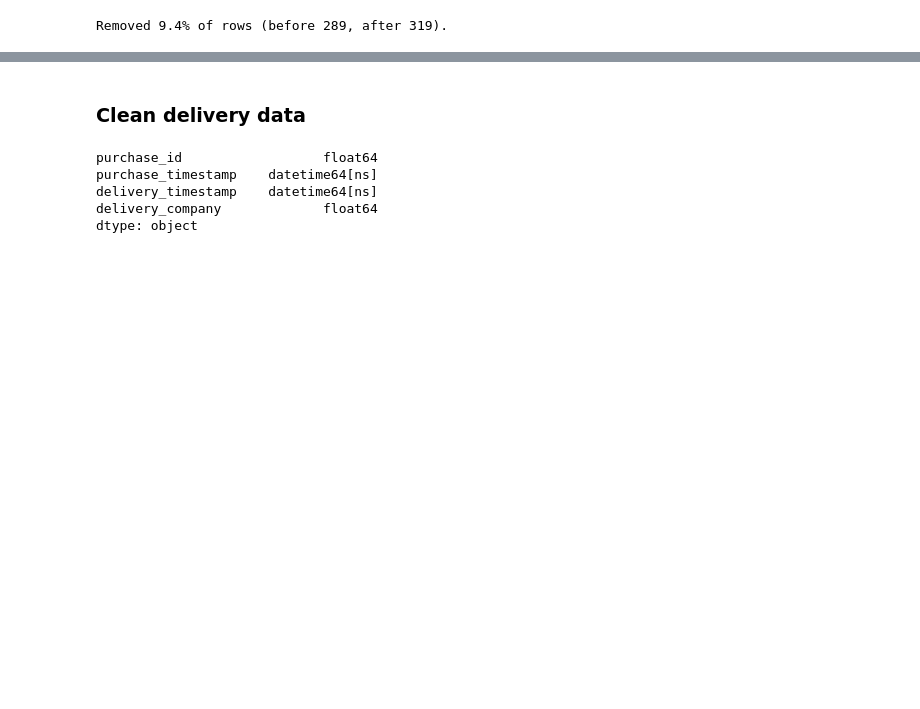
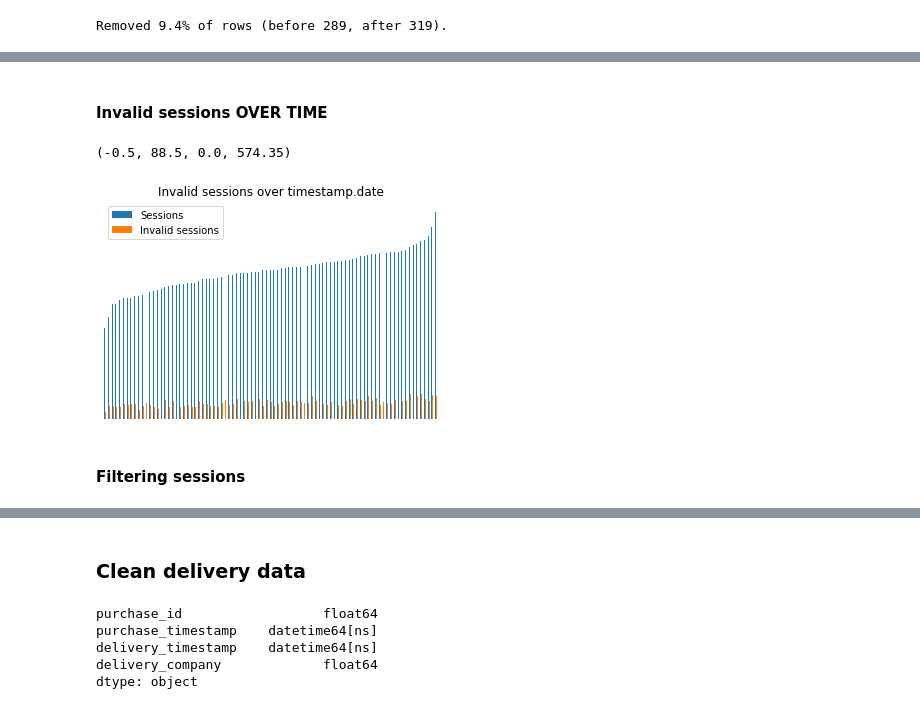
Before and after one commit to matkob/eshoppping, a Jupyter notebook: exploration.ipynb, the cells around one changed output, grey strips where cells are left out. Drawn from its saved outputs; the diff is of its cells as text; code cells hidden in the pictures; blank space fills up the shorter version.

```diff
--- a/exploration.ipynb
+++ b/exploration.ipynb
@@ -100,0 +179,15 @@ products.head()
+# %% [markdown]
+#### Invalid sessions OVER TIME
+# %%
+sessions['timestamp_date'] = sessions['timestamp'].dt.date
+
+pd.concat([
+    sessions['timestamp_date'].value_counts().rename('Sessions'),
+    sessions[~invalid_session_cond]['timestamp_date'].value_counts().rename('Invalid sessions')
+          ], axis=1).fillna(value=0).sort_values(by='Sessions', ascending=True)\
+    .plot(kind='bar', title='Invalid sessions over timestamp.date').axis('off')
+# %% [output]
+(-0.5, 88.5, 0.0, 574.35)
+[figure, added]
+# %% [markdown]
+#### Filtering sessions
```
Also changed, not shown: parts of 20 cells of this notebook, 1 other file.
